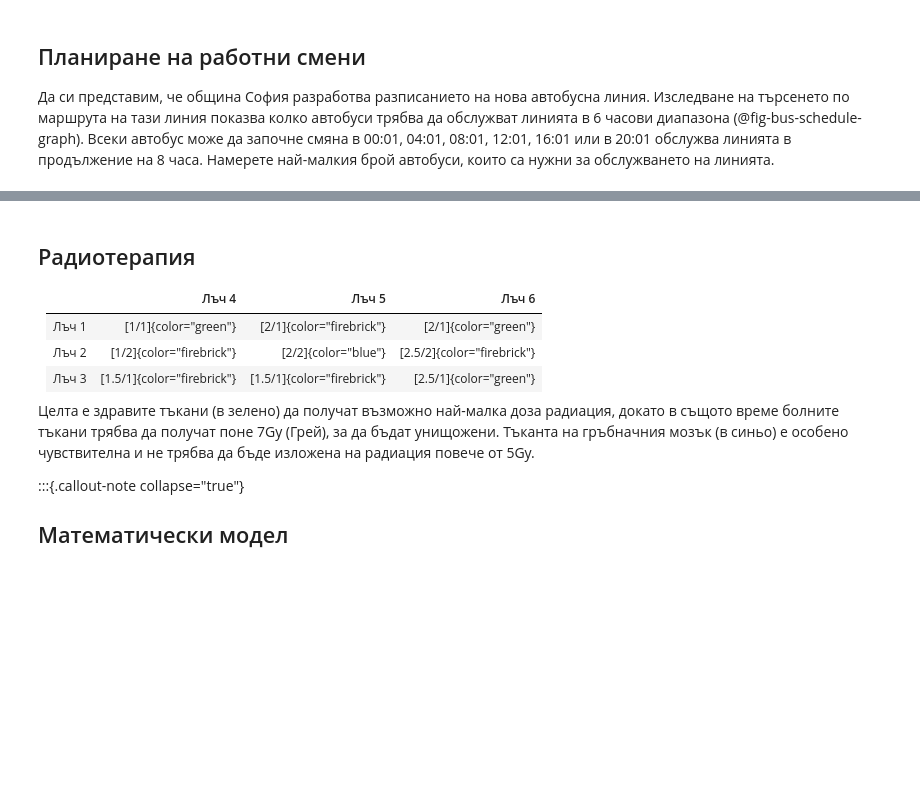
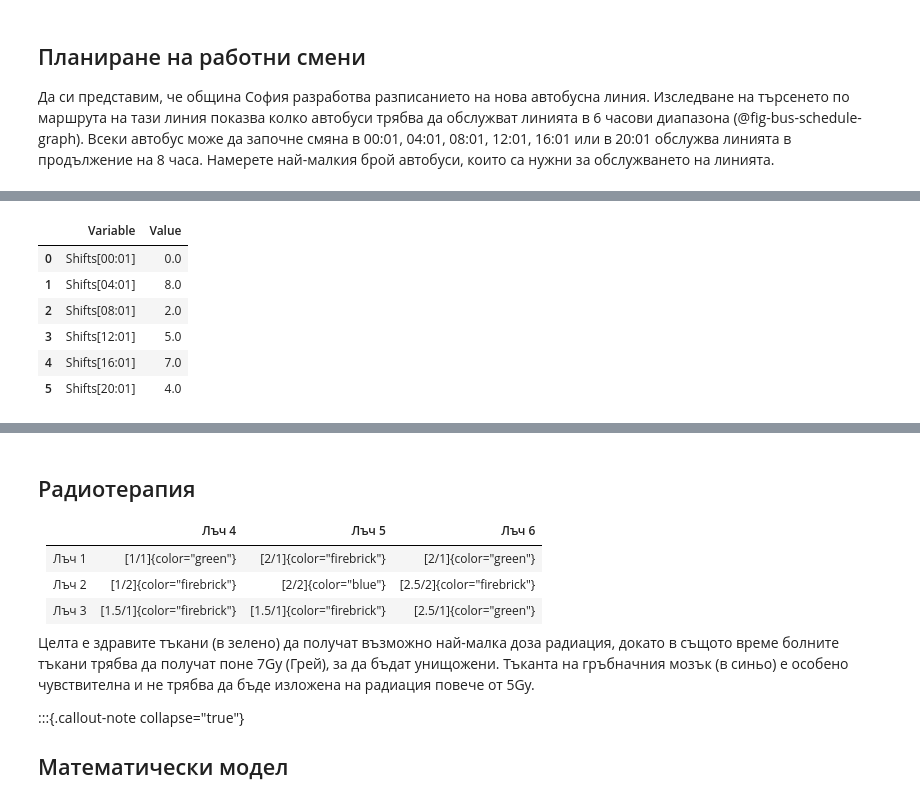
Before and after one commit to febse/opt2024, a Jupyter notebook: 00-Assignments/assignments.ipynb, the cells around one changed output, grey strips where cells are left out. Cells and saved outputs as stored; diff of their text form; code cells hidden in the pictures; blank space fills up the shorter version.

```diff
--- a/00-Assignments/assignments.ipynb
+++ b/00-Assignments/assignments.ipynb
@@ -622,0 +771,31 @@ plt.show()
+# %%
+# Drop the last row as it is the same as the first one
+sdf = schedule_df[:-1]
+
+sdf.set_index('shift', inplace=True)
+sdf
+
+m = gp.Model("Bus Schedule")
+# m.Params.LogToConsole = 0
+
+# Create variables
+
+shifts = m.addVars(sdf.index, name="Shifts", vtype=GRB.INTEGER)
+
+# Set objective
+
+m.setObjective(shifts.sum(), GRB.MINIMIZE)
+
+# Set constraints
+
+m.addConstrs(
+    (
+        shifts[idx] + shifts[sdf.index[i - 1]] >= sdf.loc[idx, "demand"] for i, idx in enumerate(sdf.index)
+    ),
+    name="Demand"
+)
+
+m.optimize()
+
+m.write("bus_schedule.lp")
+vars_df = pd.DataFrame(columns=['Variable', 'Value'], data=[(v.VarName, v.X) for v in m.getVars()])
@@ -622,0 +820,10 @@ plt.show()
+# %%
+vars_df
+# %% [output]
+|  | Variable | Value |
+| 0 | Shifts[00:01] | 0.0 |
+| 1 | Shifts[04:01] | 8.0 |
+| 2 | Shifts[08:01] | 2.0 |
+| 3 | Shifts[12:01] | 5.0 |
+| 4 | Shifts[16:01] | 7.0 |
+| 5 | Shifts[20:01] | 4.0 |
```
Also changed, not shown: parts of 12 cells of this notebook, 1 other file.
